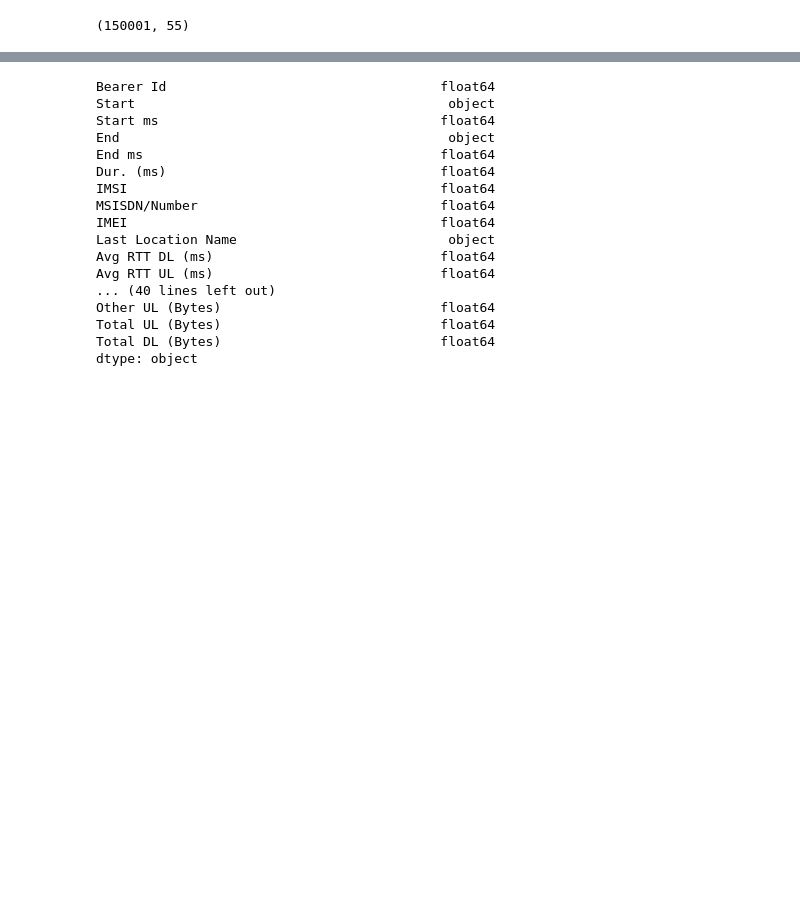
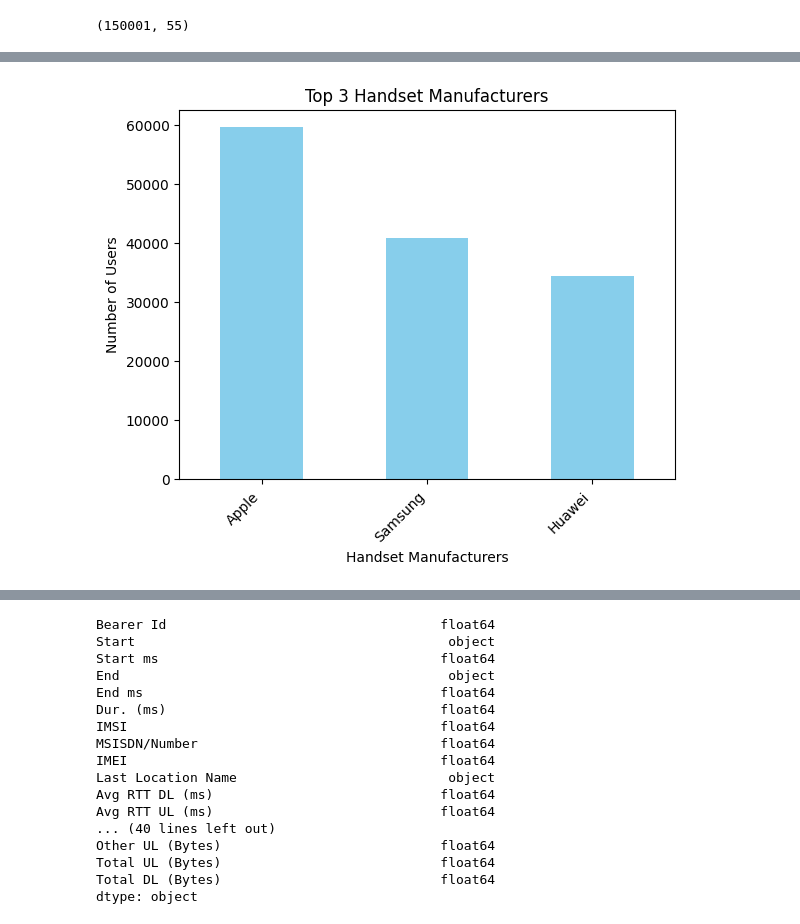
Before and after one commit to getahunTiruneh/TellCo-Telecom-Analysis, a Jupyter notebook: notebooks/user_overview_analysis.ipynb, the cells around one changed output, grey strips where cells are left out. Drawn from its saved outputs; the diff is of its cells as text; code cells hidden in the pictures; blank space fills up the shorter version.

```diff
--- a/notebooks/user_overview_analysis.ipynb
+++ b/notebooks/user_overview_analysis.ipynb
@@ -48,0 +91,5 @@ df.shape
+# %%
+# visualize the top 3 handset manufacturers count
+eda.plot_top_3_handset_manufacturers(df)
+# %% [output]
+[figure, added]
```
Also changed, not shown: parts of 43 cells of this notebook.
